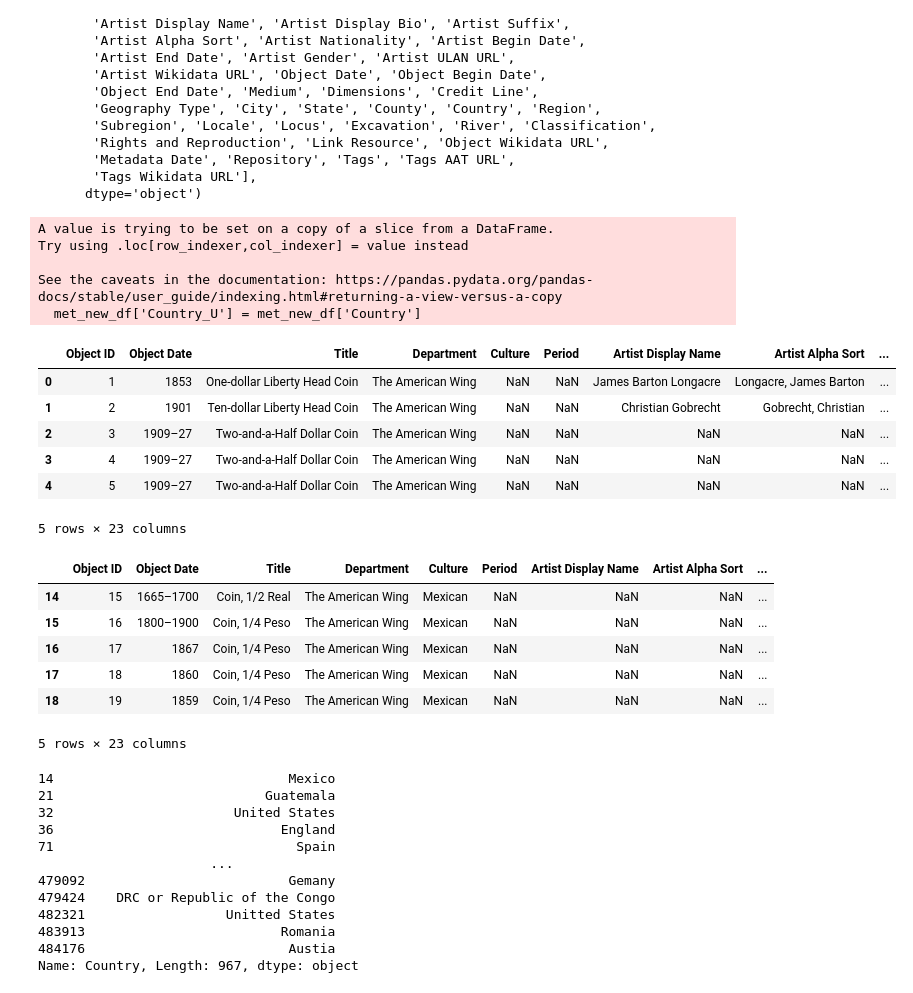
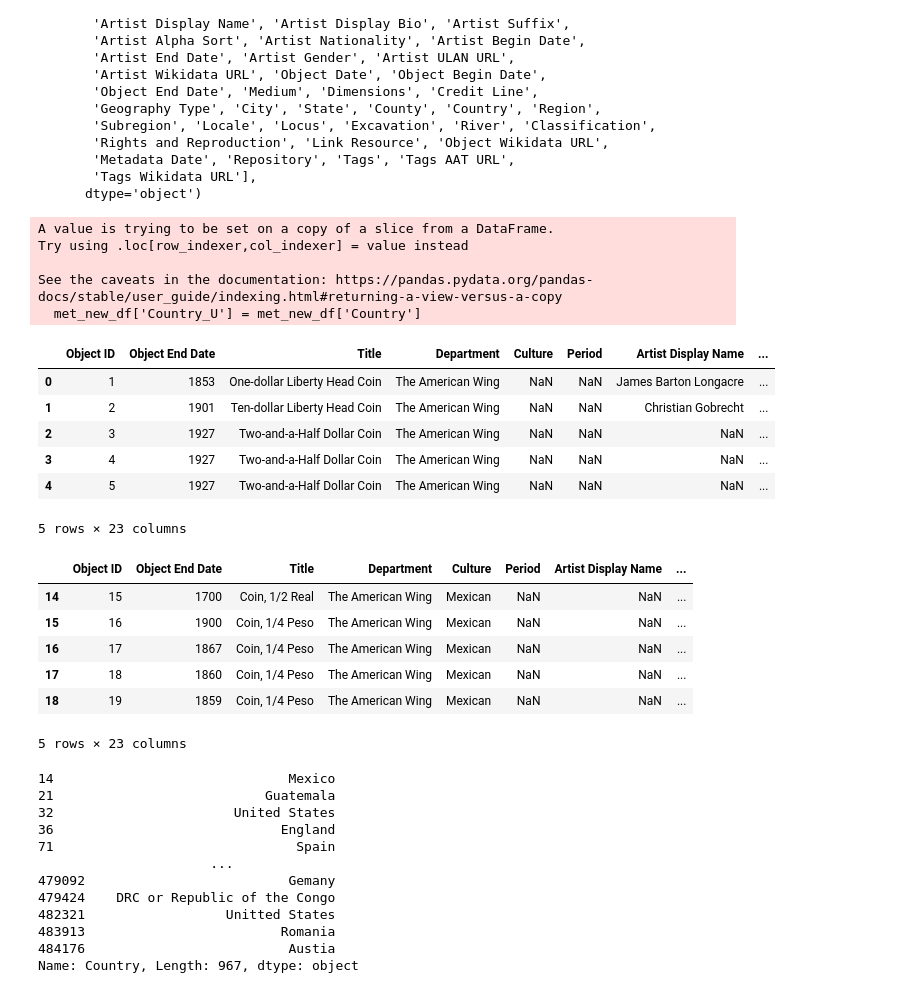
Before and after one commit to AngelesVillagrana/Project3, a Jupyter notebook: Resources/ETL/ETL.ipynb, the cells around one changed output. Saved outputs shown, nothing was run; the diff lists cells and outputs as text; code cells hidden in the pictures.

```diff
--- a/Resources/ETL/ETL.ipynb
+++ b/Resources/ETL/ETL.ipynb
@@ -34,55 +46,55 @@ Index(['Object Number', 'Is Highlight', 'Is Timeline Work', 'Is Public Domain',
 # %%
 met_new_df= met_pd[[
  'Object ID',
- 'Object Date',
+ 'Object End Date',
  'Title',
  'Department',
  'Culture',
  'Period',
  'Artist Display Name',
  'Artist Alpha Sort',
  'Artist Nationality',
  'Artist Gender',
  'Credit Line',
  'Geography Type',
  'City',
  'State',
  'County',
  'Country',
  'Region',
  'Subregion',
  'Classification',
  'Rights and Reproduction',
  'Link Resource',
  'Tags']]
 
 met_new_df['Country_U'] = met_new_df['Country']
 
 met_new_df.head()
 # %% [output]
 A value is trying to be set on a copy of a slice from a DataFrame.
 Try using .loc[row_indexer,col_indexer] = value instead
 
 See the caveats in the documentation: https://pandas.pydata.org/pandas-docs/stable/user_guide/indexing.html#returning-a-view-versus-a-copy
   met_new_df['Country_U'] = met_new_df['Country']
-|  | Object ID | Object Date | Title | Department | Culture | Period | Artist Display Name | Artist Alpha Sort | ... |
-| 0 | 1 | 1853 | One-dollar Liberty Head Coin | The American Wing | NaN | NaN | James Barton Longacre | Longacre, James Barton | ... |
-| 1 | 2 | 1901 | Ten-dollar Liberty Head Coin | The American Wing | NaN | NaN | Christian Gobrecht | Gobrecht, Christian | ... |
-| 2 | 3 | 1909–27 | Two-and-a-Half Dollar Coin | The American Wing | NaN | NaN | NaN | NaN | ... |
-| 3 | 4 | 1909–27 | Two-and-a-Half Dollar Coin | The American Wing | NaN | NaN | NaN | NaN | ... |
-| 4 | 5 | 1909–27 | Two-and-a-Half Dollar Coin | The American Wing | NaN | NaN | NaN | NaN | ... |
+|  | Object ID | Object End Date | Title | Department | Culture | Period | Artist Display Name | ... |
+| 0 | 1 | 1853 | One-dollar Liberty Head Coin | The American Wing | NaN | NaN | James Barton Longacre | ... |
+| 1 | 2 | 1901 | Ten-dollar Liberty Head Coin | The American Wing | NaN | NaN | Christian Gobrecht | ... |
+| 2 | 3 | 1927 | Two-and-a-Half Dollar Coin | The American Wing | NaN | NaN | NaN | ... |
+| 3 | 4 | 1927 | Two-and-a-Half Dollar Coin | The American Wing | NaN | NaN | NaN | ... |
+| 4 | 5 | 1927 | Two-and-a-Half Dollar Coin | The American Wing | NaN | NaN | NaN | ... |
 5 rows × 23 columns
 # %%
 #Dropping the NaN contries
 met_new_df = met_new_df.dropna(subset=['Country'])
 met_new_df.head()
 # %% [output]
-|  | Object ID | Object Date | Title | Department | Culture | Period | Artist Display Name | Artist Alpha Sort | ... |
-| 14 | 15 | 1665–1700 | Coin, 1/2 Real | The American Wing | Mexican | NaN | NaN | NaN | ... |
-| 15 | 16 | 1800–1900 | Coin, 1/4 Peso | The American Wing | Mexican | NaN | NaN | NaN | ... |
-| 16 | 17 | 1867 | Coin, 1/4 Peso | The American Wing | Mexican | NaN | NaN | NaN | ... |
-| 17 | 18 | 1860 | Coin, 1/4 Peso | The American Wing | Mexican | NaN | NaN | NaN | ... |
-| 18 | 19 | 1859 | Coin, 1/4 Peso | The American Wing | Mexican | NaN | NaN | NaN | ... |
+|  | Object ID | Object End Date | Title | Department | Culture | Period | Artist Display Name | ... |
+| 14 | 15 | 1700 | Coin, 1/2 Real | The American Wing | Mexican | NaN | NaN | ... |
+| 15 | 16 | 1900 | Coin, 1/4 Peso | The American Wing | Mexican | NaN | NaN | ... |
+| 16 | 17 | 1867 | Coin, 1/4 Peso | The American Wing | Mexican | NaN | NaN | ... |
+| 17 | 18 | 1860 | Coin, 1/4 Peso | The American Wing | Mexican | NaN | NaN | ... |
+| 18 | 19 | 1859 | Coin, 1/4 Peso | The American Wing | Mexican | NaN | NaN | ... |
 5 rows × 23 columns
 # %%
 # Uniques countries and format
```
Also changed, not shown: parts of 6 cells of this notebook, 2 other files.
